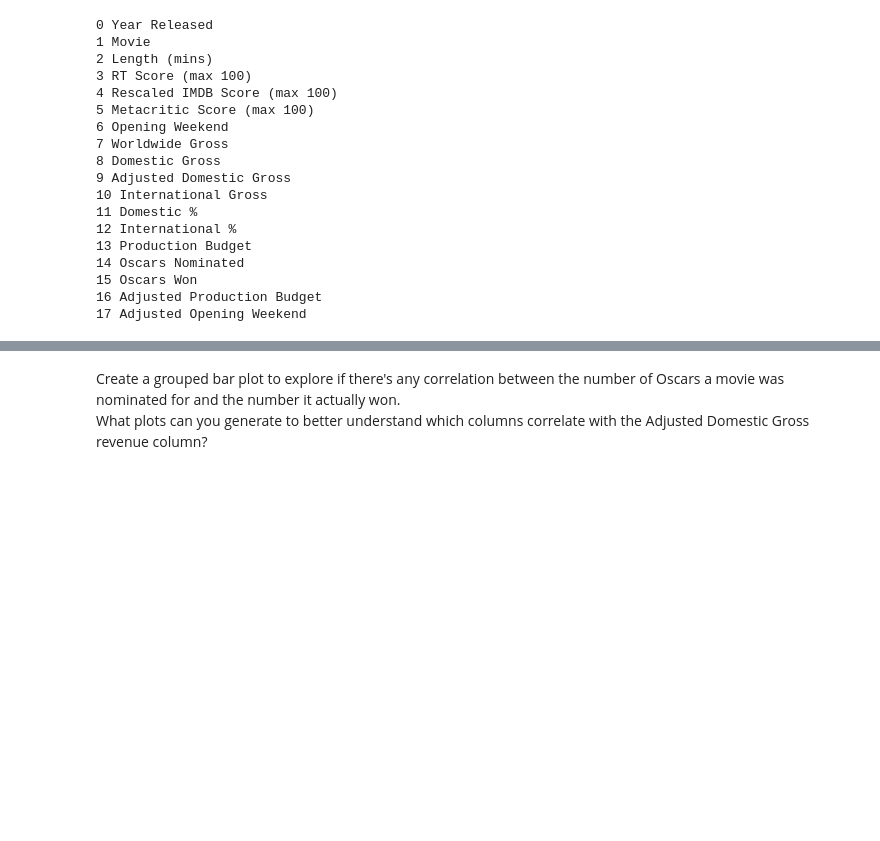
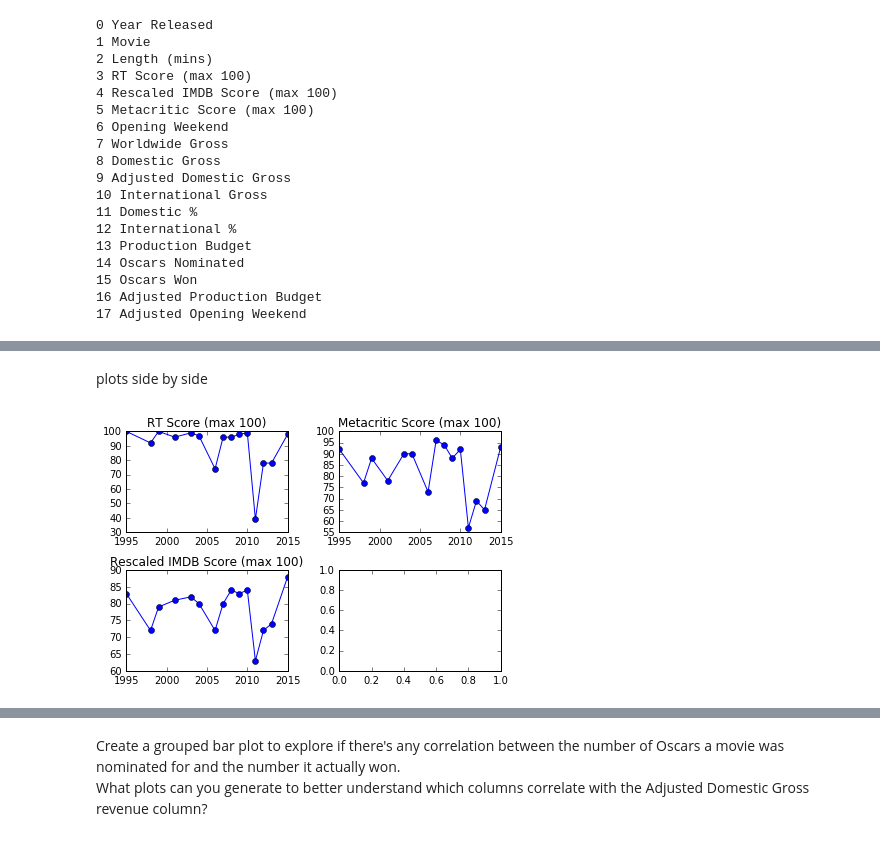
Before and after one commit to YiChanLee/PixarMoviesAnalysis, a Jupyter notebook: Pixar_Movie.ipynb, the cells around one changed output, grey strips where cells are left out. Saved outputs shown, nothing was run; the diff lists cells and outputs as text; code cells hidden in the pictures; blank space fills up the shorter version.

```diff
--- a/Pixar_Movie.ipynb
+++ b/Pixar_Movie.ipynb
@@ -560,0 +590,15 @@ pixar_movies.head()
+# %% [markdown]
+plots side by side
+# %%
+fig, axs = plt.subplots(2, 2)
+axs[0][0].plot(pixar_movies["Year Released"], pixar_movies["RT Score (max 100)"],'o-')
+axs[0][1].plot(pixar_movies["Year Released"], pixar_movies["Metacritic Score (max 100)"],'o-')
+axs[1][0].plot(pixar_movies["Year Released"], pixar_movies["Rescaled IMDB Score (max 100)"],'o-')
+
+axs[0][0].set_title("RT Score (max 100)")
+axs[0][1].set_title("Metacritic Score (max 100)")
+axs[1][0].set_title("Rescaled IMDB Score (max 100)")
+
+plt.tight_layout()
+# %% [output]
+[figure, added]
```
Also changed, not shown: parts of 22 cells of this notebook.
